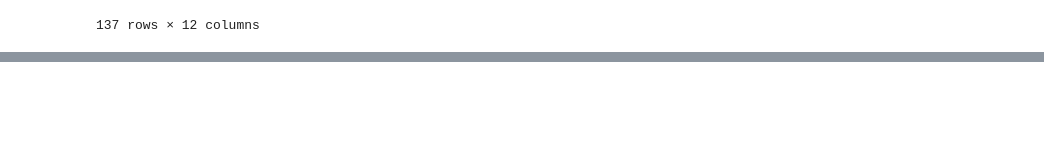
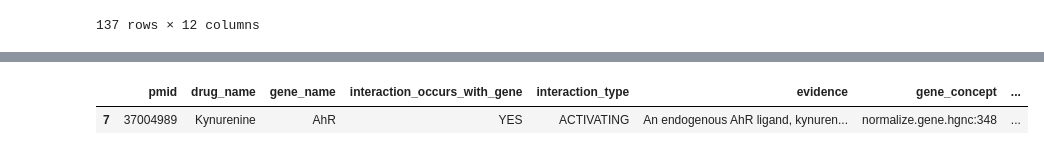
Before and after one commit to mcannon068nw/clinical-score-2, a Jupyter notebook: research/example-4.ipynb, the cells around one changed output, grey strips where cells are left out. Saved outputs shown, nothing was run; the diff lists cells and outputs as text; code cells hidden in the pictures; blank space fills up the shorter version.

```diff
--- a/research/example-4.ipynb
+++ b/research/example-4.ipynb
@@ -652,0 +657,2 @@ final_results
+# %%
+final_results = pd.read_excel('literature_curation/final_results_test3.xlsx')
@@ -652,0 +878,5 @@ final_results
+# %%
+final_results[final_results['drug_label']=='Kynurenine']
+# %% [output]
+|  | pmid | drug_name | gene_name | interaction_occurs_with_gene | interaction_type | evidence | gene_concept | ... |
+| 7 | 37004989 | Kynurenine | AhR | YES | ACTIVATING | An endogenous AhR ligand, kynuren... | normalize.gene.hgnc:348 | ... |
```
Also changed, not shown: parts of 9 cells of this notebook.
